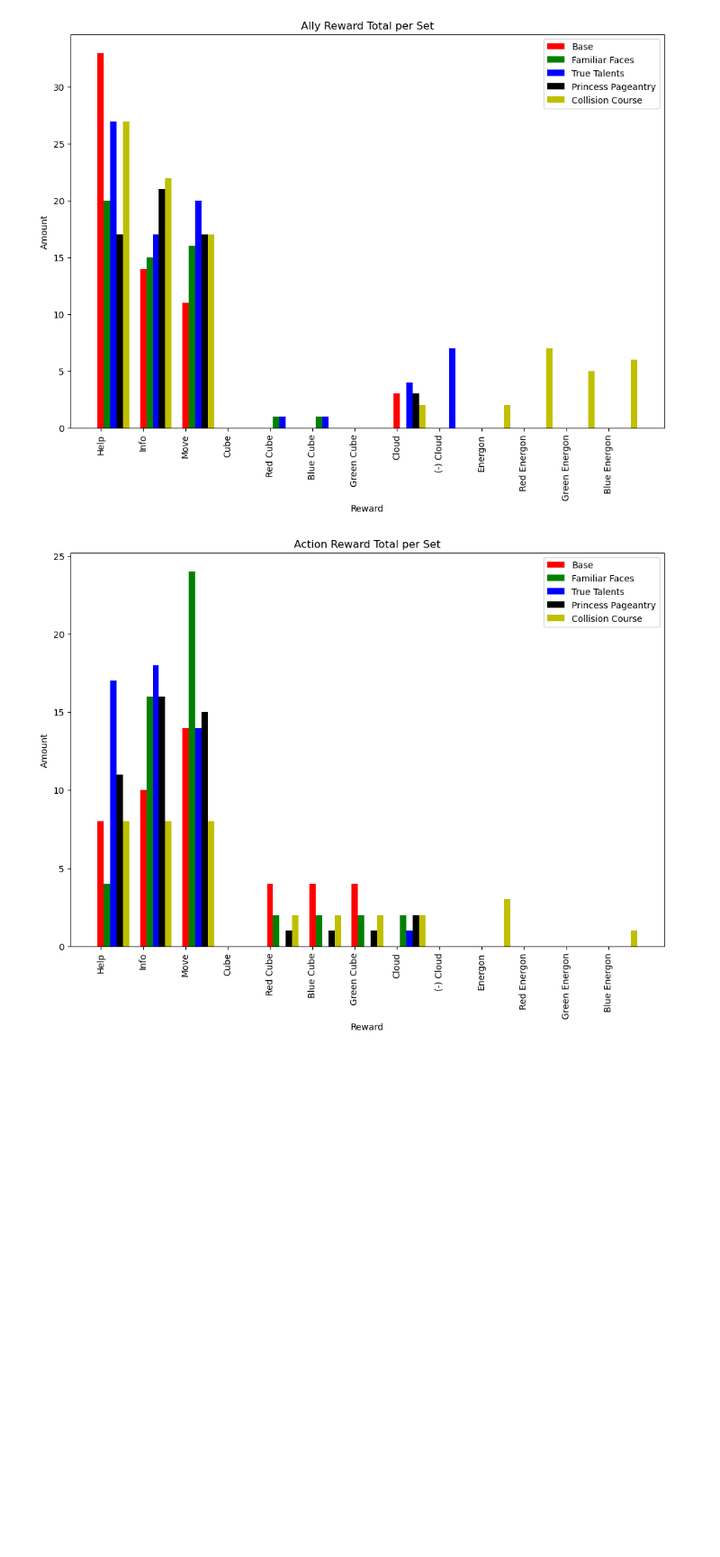
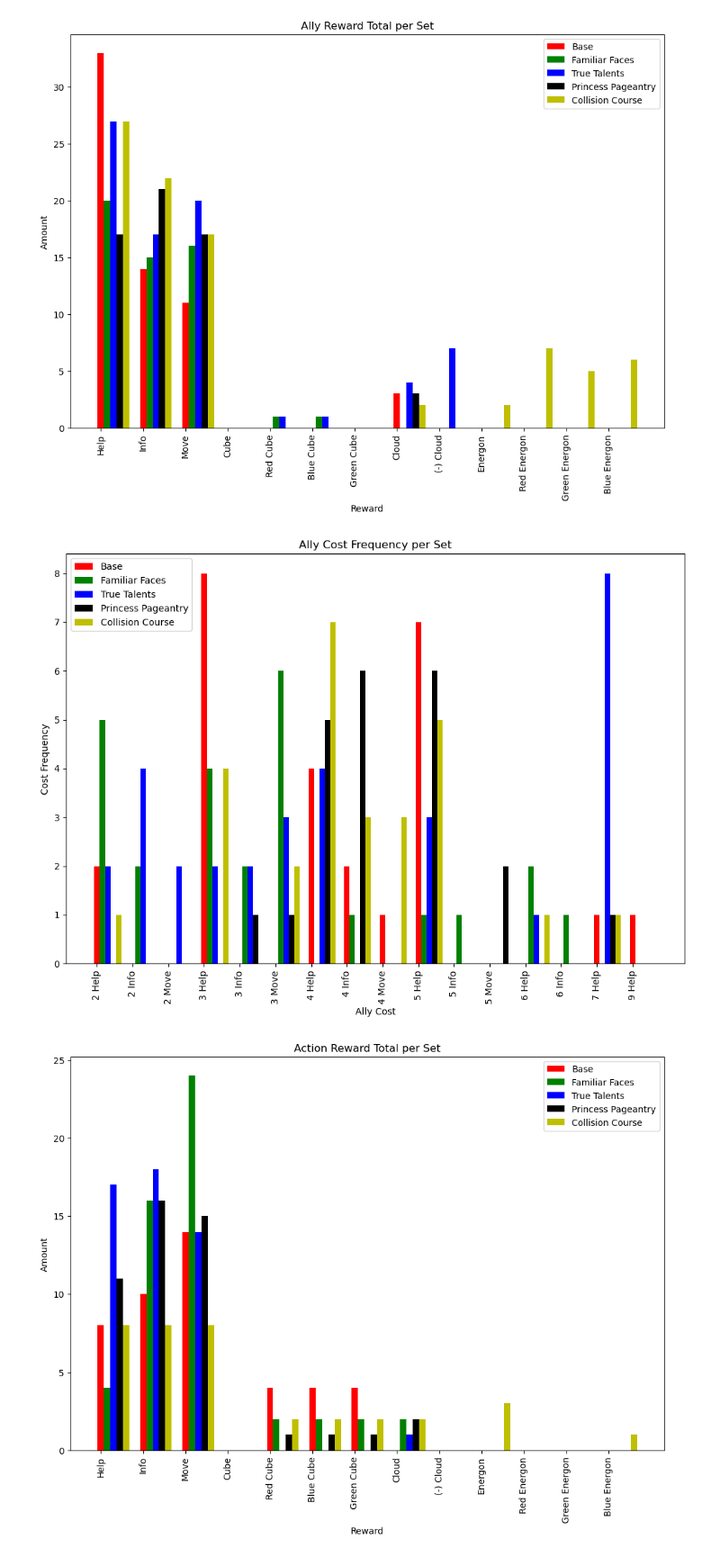
Before and after one commit to XBigTK13X/jupyter-mlp-aie, a Jupyter notebook: MLP.ipynb, the cells around one changed output. Shown: that part at 90% size. Drawn from its saved outputs; the diff is of its cells as text; code cells hidden in the pictures; blank space fills up the shorter version.

```diff
--- a/MLP.ipynb
+++ b/MLP.ipynb
@@ -1,4 +1,6 @@
 # %%
+# jupyter nbconvert --no-input --to pdf MLP/MLP.ipynb
+
 import pandas
 import matplotlib.pyplot as plotlib
 import math
@@ -11,7 +13,12 @@ def parse_mlp(cell,parsing='amount'):
     if cell == None or cell == "":
         return None,None
     and_parts = cell.split(', ')
+    or_parts = []
     for part in and_parts:
+        if '/' in part:
+            or_parts += part.split('/')
+    parts = and_parts + or_parts
+    for part in parts:
         amount = 0
         kind = "None"
         if parsing != 'amount':
@@ -21,13 +28,9 @@ def parse_mlp(cell,parsing='amount'):
             amount,kind = part.split(' ',1)
         amounts.append(int(amount))
         kinds.append(kind)
-
-    if '/' in cell:
-        or_parts = cell.split('/')
-
     return amounts, kinds
 
-challenges = pandas.read_csv('MLP/data/MLP Adventures Card Distribution - Final Challenge.csv')
+challenges = pandas.read_csv('data/MLP Adventures Card Distribution - Final Challenge.csv')
 
 levels = {
 }
@@ -178,4 +183,66 @@ plotlib.xticks(ind,ally_keys,rotation=90)
 plotlib.show()
 # %% [output]
 [figure]
+# %%
+allies = pandas.read_csv('data/MLP Adventures Card Distribution - Ally.csv')
+ally_sets = {}
+ally_keys = []
+for index,row in allies.iterrows():
+    if not row['Set'] in ally_sets:
+        ally_sets[row['Set']] = {}
+    if pandas.isna(row['Cost']):
+        continue
+    amounts,kinds = parse_mlp(row['Cost'],'whole')
+    for ii in range(0,len(amounts)):
+        amount = amounts[ii]
+        kind = kinds[ii]
+        if not kind in ally_keys:
+            ally_keys.append(kind)
+        if not kind in ally_sets[row['Set']]:
+            ally_sets[row['Set']][kind] = 0
+        if kind == 'Cloud' and amount < 0:
+            if not '(-) Cloud' in  ally_sets[row['Set']]:
+                 ally_sets[row['Set']]['(-) Cloud'] = 0
+            ally_sets[row['Set']]['(-) Cloud'] += abs(amount * row['Copies'])
+        else:
+            ally_sets[row['Set']][kind] += amount * row['Copies']
+
+def get_series(mlp_set,sets):
+    keys = []
+    values = []
+    for k,v in sets[mlp_set].items():
+        keys.append(k)
+    keys.sort()
+    for key in keys:
+        values.append(sets[mlp_set][key])
+    return keys,values
+ally_names = allies['Set'].unique().tolist()
+ally_rewards = []
+ally_keys.sort()
+for ally_name in ally_names:
+    keys,vals = get_series(ally_name, ally_sets)
+
+for ally_name in ally_names:
+    rewards = []
+    for ally_key in ally_keys:
+        if ally_key in ally_sets[ally_name]:
+            rewards.append(ally_sets[ally_name][ally_key])
+        else:
+            rewards.append(0)
+    ally_rewards.append(rewards)
+plotlib.figure()
+plotlib.title('Ally Cost Frequency per Set')
+bar_width = .15
+colors = ['r','g','b','k','y']
+import numpy
+ind = numpy.arange(len(ally_keys))
+for ii in range(0,len(ally_names)):
+    plotlib.bar(ind+bar_width*ii,ally_rewards[ii],label=ally_names[ii],color=colors[ii],width=bar_width)
+plotlib.legend(loc='best')
+plotlib.xlabel('Ally Cost')
+plotlib.ylabel('Cost Frequency')
+plotlib.xticks(ind,ally_keys,rotation=90)
+plotlib.show()
+# %% [output]
+[figure, added]
 # %%
```
Also changed, not shown: parts of 9 cells of this notebook, 1 other file.
